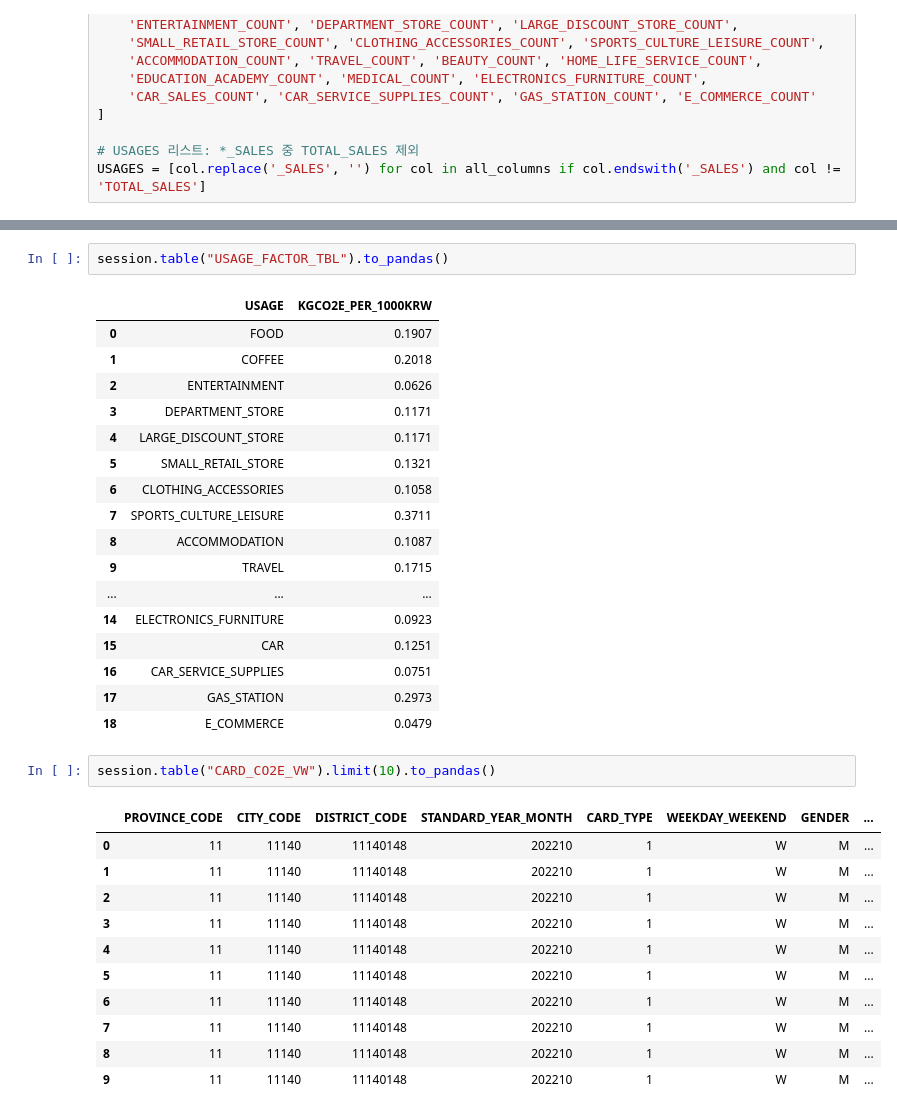
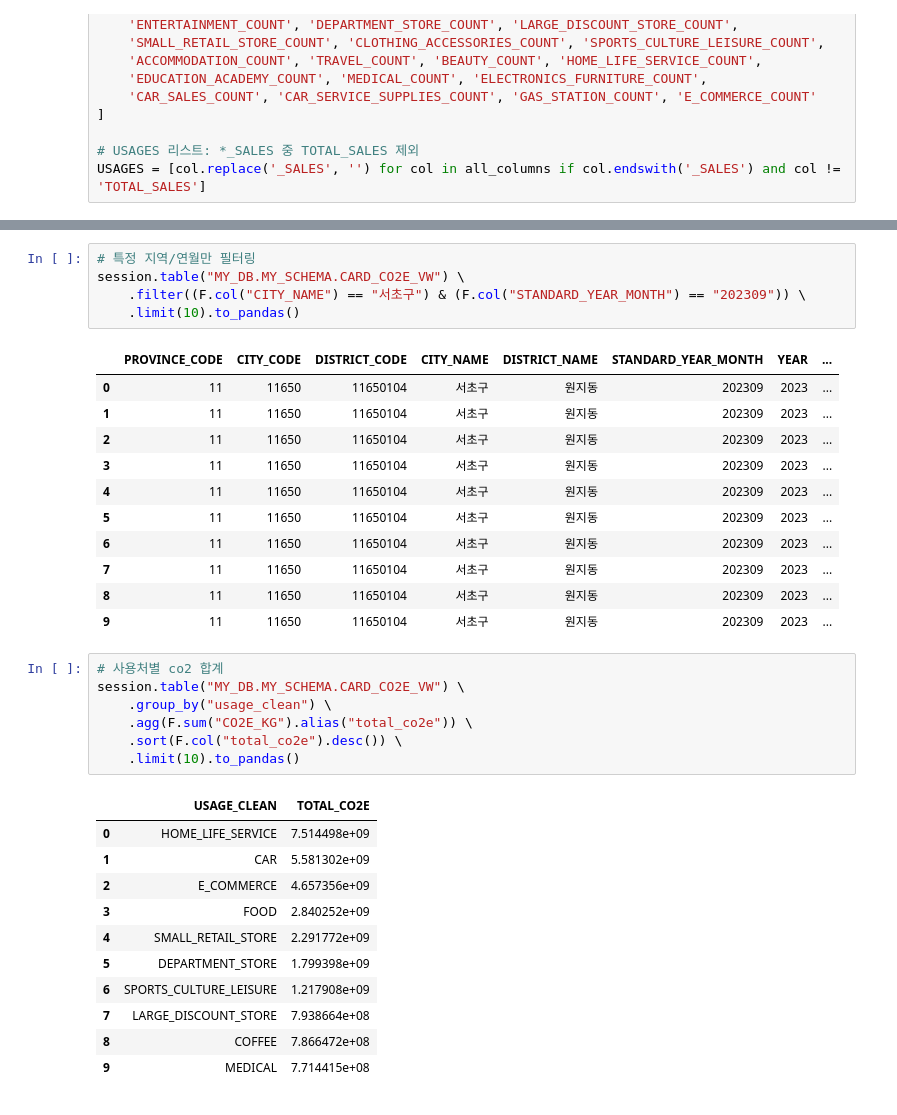
Before and after one commit to Soojin0501/HACKATHON_SnowflakeXStreamlit, a Jupyter notebook: CARBON_WALLET.ipynb, the cells around one changed output, grey strips where cells are left out. Drawn from its saved outputs; the diff is of its cells as text.

```diff
--- a/CARBON_WALLET.ipynb
+++ b/CARBON_WALLET.ipynb
@@ -535,35 +565,37 @@ Object 'CARD_CO2E_VW' does not exist or not authorized.
 # %%
-session.table("USAGE_FACTOR_TBL").to_pandas()
+# 특정 지역/연월만 필터링
+session.table("MY_DB.MY_SCHEMA.CARD_CO2E_VW") \
+    .filter((F.col("CITY_NAME") == "서초구") & (F.col("STANDARD_YEAR_MONTH") == "202309")) \
+    .limit(10).to_pandas()
 # %% [output]
-|  | USAGE | KGCO2E_PER_1000KRW |
-| 0 | FOOD | 0.1907 |
-| 1 | COFFEE | 0.2018 |
-| 2 | ENTERTAINMENT | 0.0626 |
-| 3 | DEPARTMENT_STORE | 0.1171 |
-| 4 | LARGE_DISCOUNT_STORE | 0.1171 |
-| 5 | SMALL_RETAIL_STORE | 0.1321 |
-| 6 | CLOTHING_ACCESSORIES | 0.1058 |
-| 7 | SPORTS_CULTURE_LEISURE | 0.3711 |
-| 8 | ACCOMMODATION | 0.1087 |
-| 9 | TRAVEL | 0.1715 |
-| ... | ... | ... |
-| 14 | ELECTRONICS_FURNITURE | 0.0923 |
-| 15 | CAR | 0.1251 |
-| 16 | CAR_SERVICE_SUPPLIES | 0.0751 |
-| 17 | GAS_STATION | 0.2973 |
-| 18 | E_COMMERCE | 0.0479 |
+|  | PROVINCE_CODE | CITY_CODE | DISTRICT_CODE | CITY_NAME | DISTRICT_NAME | STANDARD_YEAR_MONTH | YEAR | ... |
+| 0 | 11 | 11650 | 11650104 | 서초구 | 원지동 | 202309 | 2023 | ... |
+| 1 | 11 | 11650 | 11650104 | 서초구 | 원지동 | 202309 | 2023 | ... |
+| 2 | 11 | 11650 | 11650104 | 서초구 | 원지동 | 202309 | 2023 | ... |
+| 3 | 11 | 11650 | 11650104 | 서초구 | 원지동 | 202309 | 2023 | ... |
+| 4 | 11 | 11650 | 11650104 | 서초구 | 원지동 | 202309 | 2023 | ... |
+| 5 | 11 | 11650 | 11650104 | 서초구 | 원지동 | 202309 | 2023 | ... |
+| 6 | 11 | 11650 | 11650104 | 서초구 | 원지동 | 202309 | 2023 | ... |
+| 7 | 11 | 11650 | 11650104 | 서초구 | 원지동 | 202309 | 2023 | ... |
+| 8 | 11 | 11650 | 11650104 | 서초구 | 원지동 | 202309 | 2023 | ... |
+| 9 | 11 | 11650 | 11650104 | 서초구 | 원지동 | 202309 | 2023 | ... |
 # %%
-session.table("CARD_CO2E_VW").limit(10).to_pandas()
+# 사용처별 co2 합계
+session.table("MY_DB.MY_SCHEMA.CARD_CO2E_VW") \
+    .group_by("usage_clean") \
+    .agg(F.sum("CO2E_KG").alias("total_co2e")) \
+    .sort(F.col("total_co2e").desc()) \
+    .limit(10).to_pandas()
 # %% [output]
-|  | PROVINCE_CODE | CITY_CODE | DISTRICT_CODE | STANDARD_YEAR_MONTH | CARD_TYPE | WEEKDAY_WEEKEND | GENDER | ... |
-| 0 | 11 | 11140 | 11140148 | 202210 | 1 | W | M | ... |
-| 1 | 11 | 11140 | 11140148 | 202210 | 1 | W | M | ... |
-| 2 | 11 | 11140 | 11140148 | 202210 | 1 | W | M | ... |
-| 3 | 11 | 11140 | 11140148 | 202210 | 1 | W | M | ... |
-| 4 | 11 | 11140 | 11140148 | 202210 | 1 | W | M | ... |
-| 5 | 11 | 11140 | 11140148 | 202210 | 1 | W | M | ... |
-| 6 | 11 | 11140 | 11140148 | 202210 | 1 | W | M | ... |
-| 7 | 11 | 11140 | 11140148 | 202210 | 1 | W | M | ... |
-| 8 | 11 | 11140 | 11140148 | 202210 | 1 | W | M | ... |
-| 9 | 11 | 11140 | 11140148 | 202210 | 1 | W | M | ... |
+|  | USAGE_CLEAN | TOTAL_CO2E |
+| 0 | HOME_LIFE_SERVICE | 7.514498e+09 |
+| 1 | CAR | 5.581302e+09 |
+| 2 | E_COMMERCE | 4.657356e+09 |
+| 3 | FOOD | 2.840252e+09 |
+| 4 | SMALL_RETAIL_STORE | 2.291772e+09 |
+| 5 | DEPARTMENT_STORE | 1.799398e+09 |
+| 6 | SPORTS_CULTURE_LEISURE | 1.217908e+09 |
+| 7 | LARGE_DISCOUNT_STORE | 7.938664e+08 |
+| 8 | COFFEE | 7.866472e+08 |
+| 9 | MEDICAL | 7.714415e+08 |
 # %%
```
Also changed, not shown: parts of 21 cells of this notebook, 5 other files.
